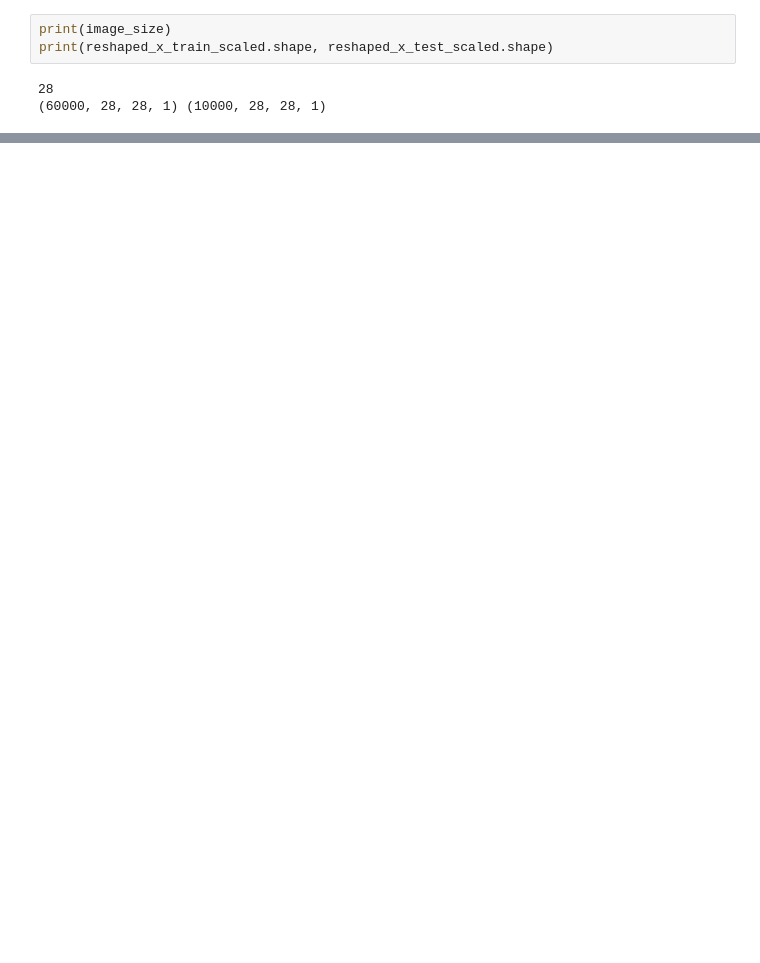
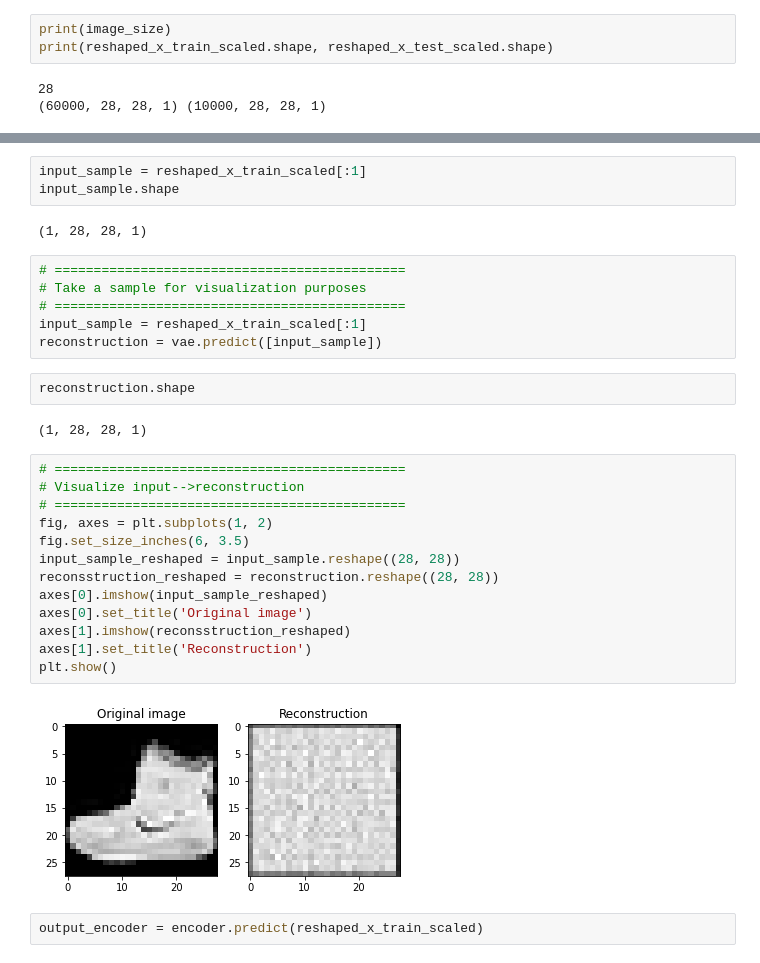
Before and after one commit to cmetzner93/DeepLearning_Project3, a Jupyter notebook: task_5-Copy1.ipynb, the cells around one changed output, grey strips where cells are left out. Drawn from its saved outputs; the diff is of its cells as text; blank space fills up the shorter version.

```diff
--- a/task_5-Copy1.ipynb
+++ b/task_5-Copy1.ipynb
@@ -407,0 +292,32 @@ plot_results(models, data, batch_size=200,model_name="vae_mlp")
+# %%
+input_sample = reshaped_x_train_scaled[:1]
+input_sample.shape
+# %% [output]
+(1, 28, 28, 1)
+# %%
+# =============================================
+# Take a sample for visualization purposes
+# =============================================
+input_sample = reshaped_x_train_scaled[:1]
+reconstruction = vae.predict([input_sample])
+# %%
+reconstruction.shape
+# %% [output]
+(1, 28, 28, 1)
+# %%
+# =============================================
+# Visualize input-->reconstruction
+# =============================================
+fig, axes = plt.subplots(1, 2)
+fig.set_size_inches(6, 3.5)
+input_sample_reshaped = input_sample.reshape((28, 28))
+reconsstruction_reshaped = reconstruction.reshape((28, 28))
+axes[0].imshow(input_sample_reshaped)
+axes[0].set_title('Original image')
+axes[1].imshow(reconsstruction_reshaped)
+axes[1].set_title('Reconstruction')
+plt.show()
+# %% [output]
+[figure, added]
+# %%
+output_encoder = encoder.predict(reshaped_x_train_scaled)
```
Also changed, not shown: parts of 21 cells of this notebook, 15 other files.
